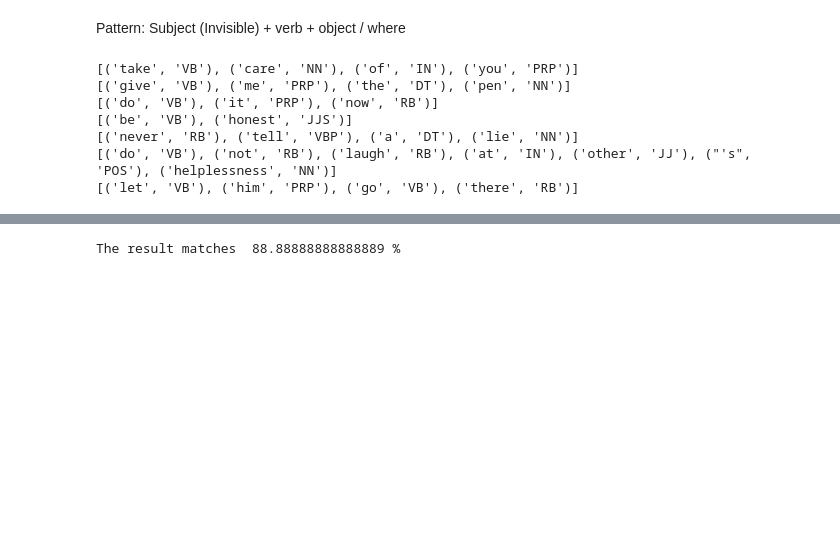
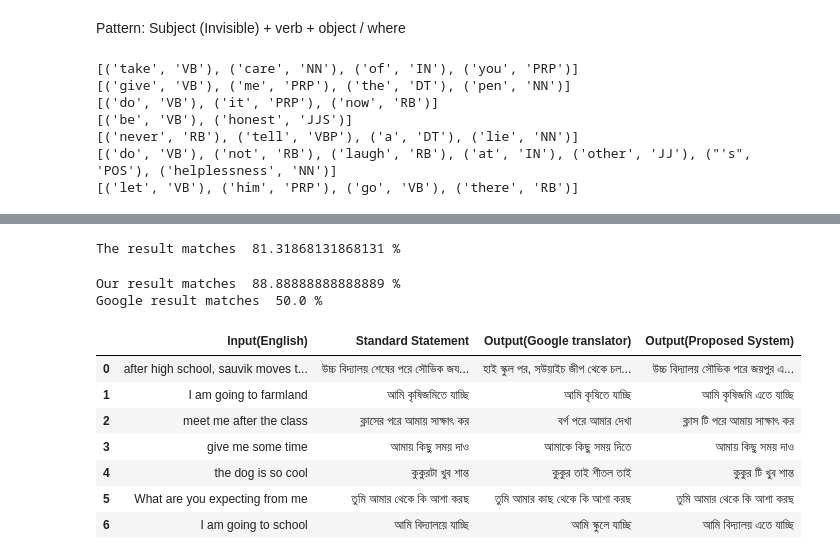
Before and after one commit to SPrio/My-Language-Work_1.0, a Jupyter notebook: EtoB_1.ipynb, the cells around one changed output, grey strips where cells are left out. Drawn from its saved outputs; the diff is of its cells as text; code cells hidden in the pictures; blank space fills up the shorter version.

```diff
--- a/EtoB_1.ipynb
+++ b/EtoB_1.ipynb
@@ -1249,0 +1561,3 @@ The Bengali meaning is:  ['আমায়', 'কিছু', 'সময়', 'দ
+# %%
+result_table=pd.DataFrame()
+result_table=pd.DataFrame(columns=('Input(English)','Standard Statement', 'Output(Google translator)', 'Output(Proposed System)'))
@@ -1250,3 +1568,16 @@ The Bengali meaning is:  ['আমায়', 'কিছু', 'সময়', 'দ
+# %%
+result_table.drop(result_table.index[[0]],inplace=True)
+# %%
+#or i in range(1):
+inp_eng=input('Enter English: ')
+out_GT=input('Enter GT op: ')
+out_me=input('Enter me op: ')
+out_beng=input('Enter norm op: ')
+result_table.loc[0]= [inp_eng,out_beng,out_GT,out_me]
+
+result_table
+# %% [output]
+The result matches  81.31868131868131 %
 # %%
 #result comparision
 from difflib import SequenceMatcher
@@ -1254,9 +1585,25 @@ from difflib import SequenceMatcher
 def similar(a, b):
     return SequenceMatcher(None, a, b).ratio()
 
-my_text='তুমি আমায় থেকে কি আশা করছ'
-goggle_text='তুমি আমার কাছ থেকে কি আশা করছ'
-result=similar(my_text,goggle_text)
-print('The result matches ',result*100,'%')
+the_text='তুমি আমার থেকে কি আশা করছ'
+me_text='কুকুর টি খুব শান্ত'
+result=similar(the_text,me_text)
+print('Our result matches ',result*100,'%')
+
+goggle_text='কুকুর তাই শীতল তাই'
+result=similar(the_text,goggle_text)
+print('Google result matches ',result*100,'%')
 # %% [output]
-The result matches  88.88888888888889 %
+Our result matches  88.88888888888889 %
+Google result matches  50.0 %
+# %%
+result_table
+# %% [output]
+|  | Input(English) | Standard Statement | Output(Google translator) | Output(Proposed System) |
+| 0 | after high school, sauvik moves t... | উচ্চ বিদ্যালয় শেষের পরে সৌভিক জয... | হাই স্কুল পর, সউয়াইচ জীপ থেকে চল... | উচ্চ বিদ্যালয় সৌভিক পরে জয়পুর এ... |
+| 1 | I am going to farmland | আমি কৃষিজমিতে যাচ্ছি | আমি কৃষিতে যাচ্ছি | আমি কৃষিজমি এতে যাচ্ছি |
+| 2 | meet me after the class | ক্লাসের পরে আমায় সাক্ষাৎ কর | বর্গ পরে আমার দেখা | ক্লাস টি পরে আমায় সাক্ষাৎ কর |
+| 3 | give me some time | আমায় কিছু সময় দাও | আমাকে কিছু সময় দিতে | আমায় কিছু সময় দাও |
+| 4 | the dog is so cool | কুকুরটা খুব শান্ত | কুকুর তাই শীতল তাই | কুকুর টি খুব শান্ত |
+| 5 | What are you expecting from me | তুমি আমার থেকে কি আশা করছ | তুমি আমার কাছ থেকে কি আশা করছ | তুমি আমার থেকে কি আশা করছ |
+| 6 | I am going to school | আমি বিদ্যালয়ে যাচ্ছি | আমি স্কুলে যাচ্ছি | আমি বিদ্যালয় এতে যাচ্ছি |
```
Also changed, not shown: parts of 30 cells of this notebook, 1 other file.
